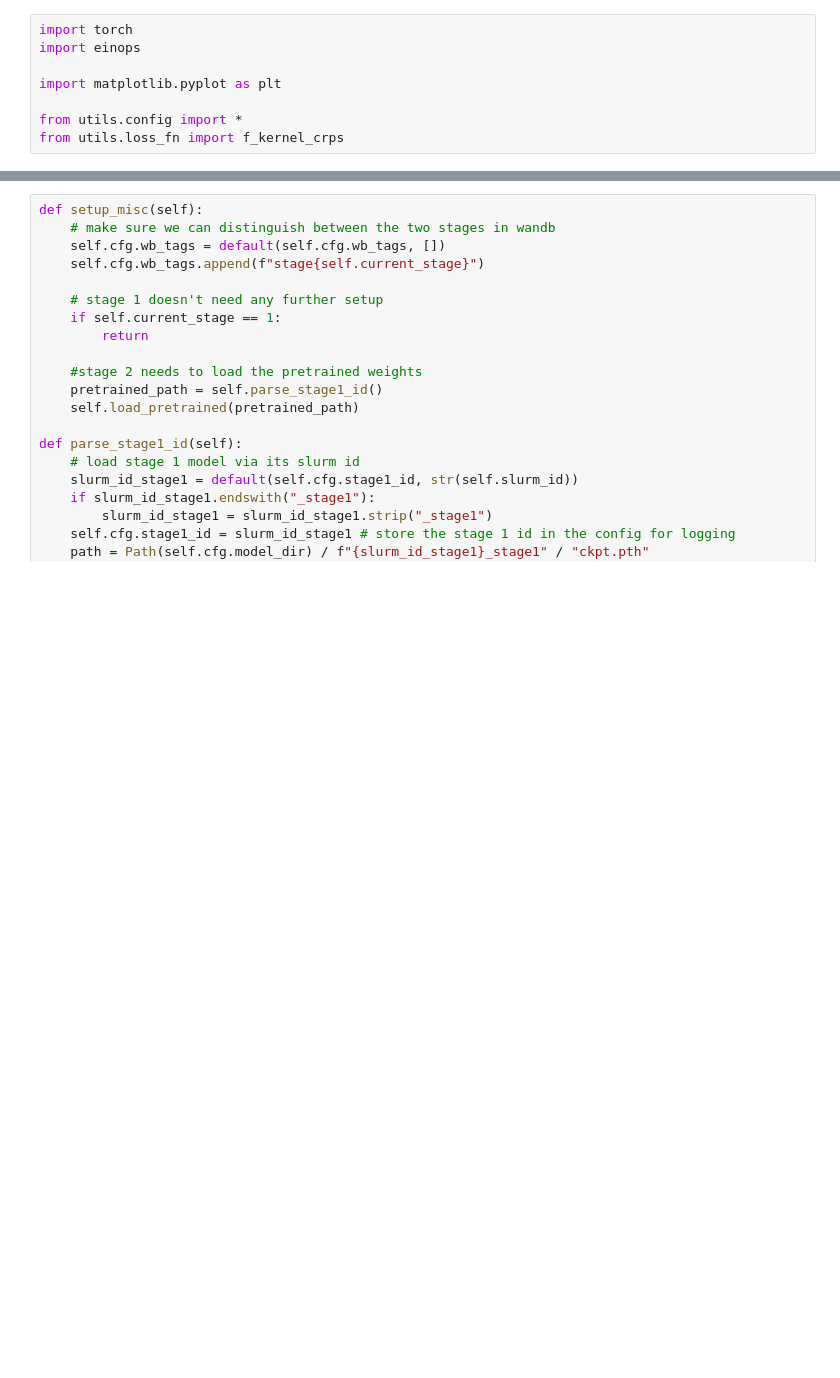
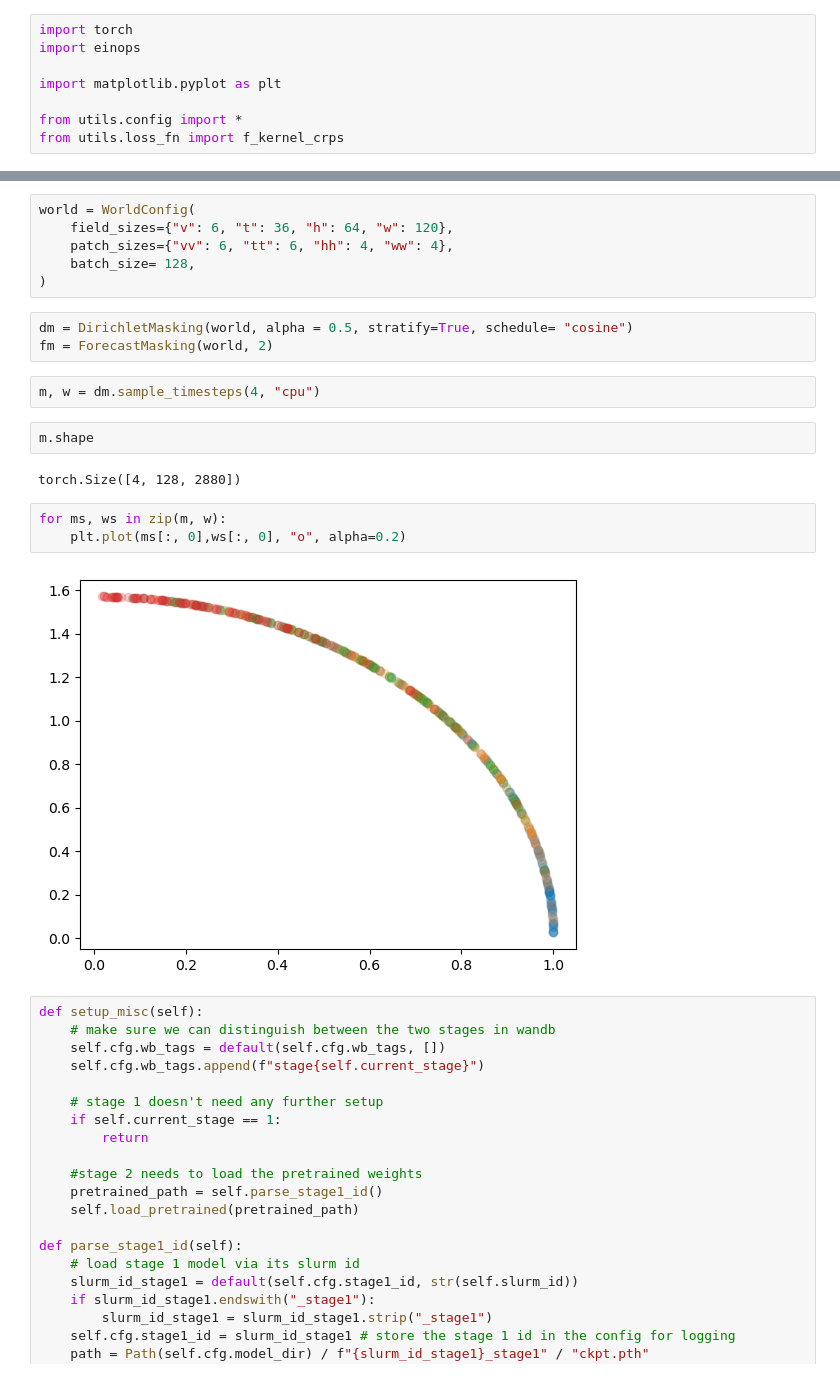
Before and after one commit to jthuemmel/thesis, a Jupyter notebook: test.ipynb, the cells around one changed output, grey strips where cells are left out. Cells and saved outputs as stored; diff of their text form; blank space fills up the shorter version.

```diff
--- a/test.ipynb
+++ b/test.ipynb
@@ -9,3 +133,23 @@ from utils.loss_fn import f_kernel_crps
+# %%
+world = WorldConfig(
+    field_sizes={"v": 6, "t": 36, "h": 64, "w": 120},
+    patch_sizes={"vv": 6, "tt": 6, "hh": 4, "ww": 4},
+    batch_size= 128,
+)
+# %%
+dm = DirichletMasking(world, alpha = 0.5, stratify=True, schedule= "cosine")
+fm = ForecastMasking(world, 2)
+# %%
+m, w = dm.sample_timesteps(4, "cpu")
+# %%
+m.shape
+# %% [output]
+torch.Size([4, 128, 2880])
+# %%
+for ms, ws in zip(m, w):
+    plt.plot(ms[:, 0],ws[:, 0], "o", alpha=0.2)
+# %% [output]
+[figure, added]
 # %%
 def setup_misc(self):
     # make sure we can distinguish between the two stages in wandb
```
Also changed, not shown: parts of 1 cell of this notebook, 1 other file.
